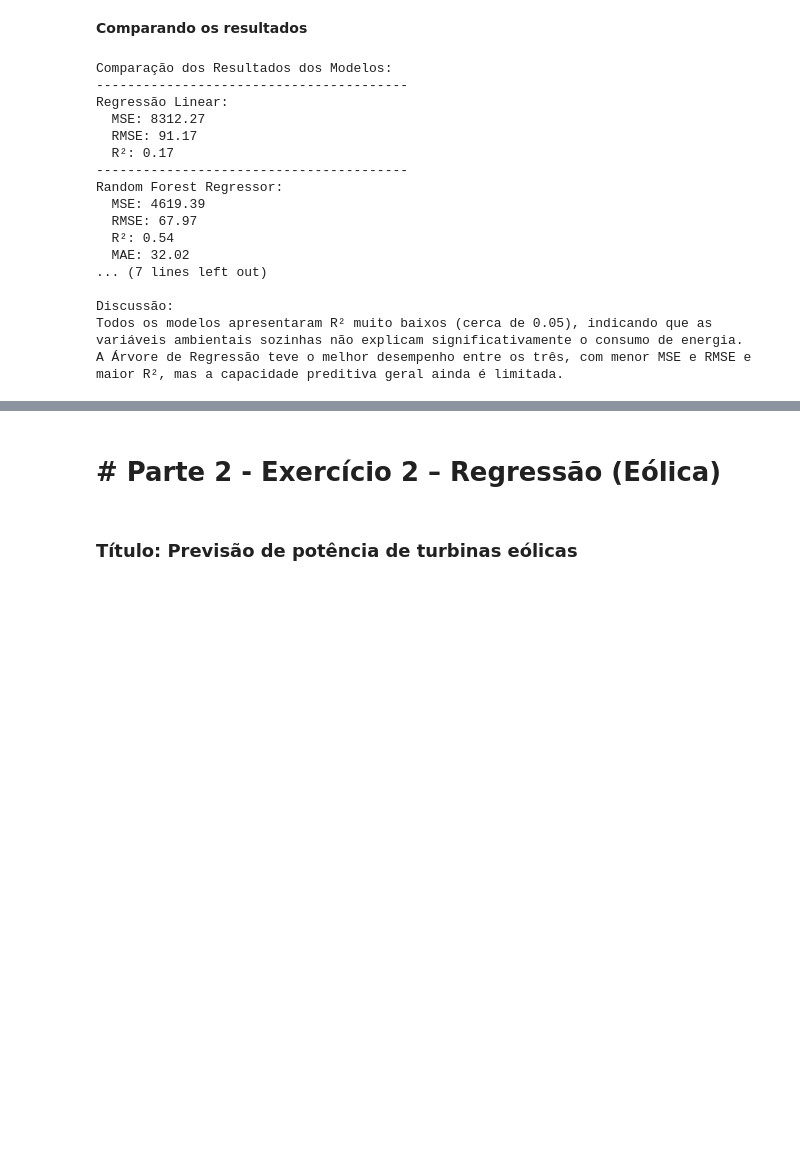
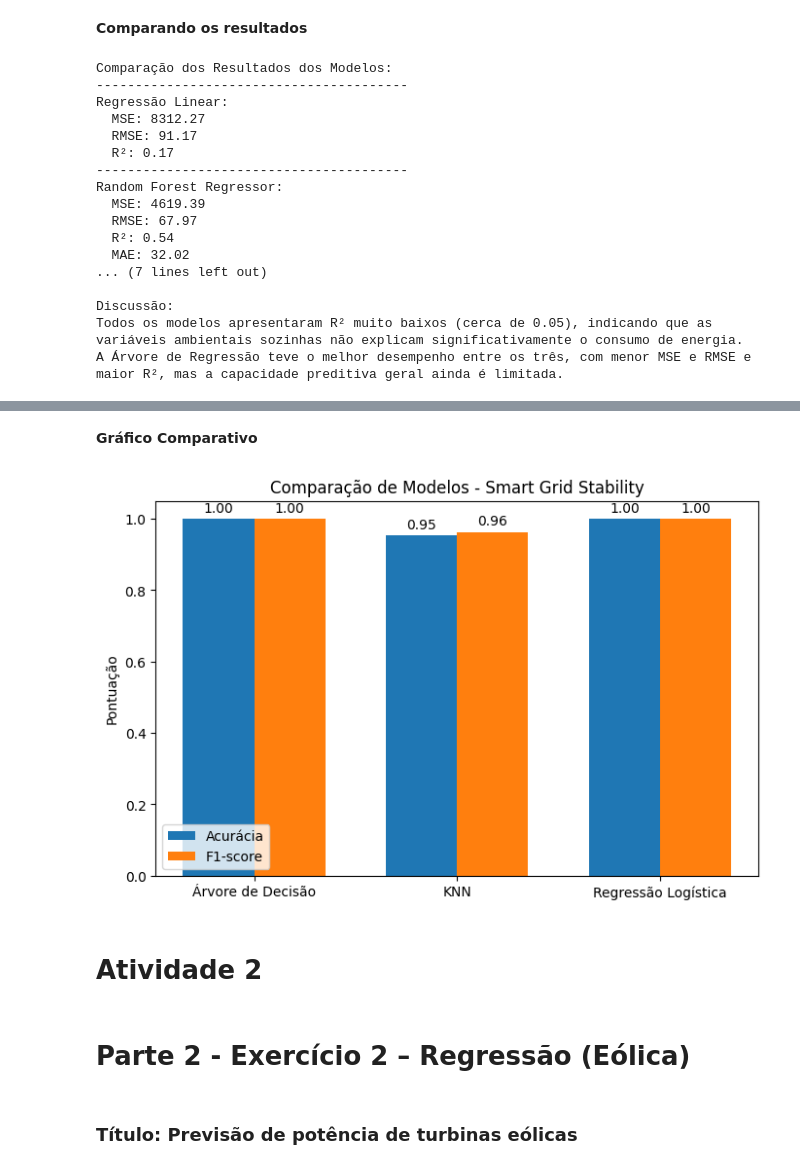
Before and after one commit to Massayoshii/CP02_2SEM_SERS_1CCPF, a Jupyter notebook: CP2_2SEM_SERS_1CCPF.ipynb, the cells around one changed output, grey strips where cells are left out. Cells and saved outputs as stored; diff of their text form; code cells hidden in the pictures; blank space fills up the shorter version.

Commit message:
Realização do Exercício 2 da Parte 1 do Checkpoint 3.

```diff
--- a/CP2_2SEM_SERS_1CCPF.ipynb
+++ b/CP2_2SEM_SERS_1CCPF.ipynb
@@ -255,0 +290,3 @@ A Árvore de Regressão teve o melhor desempenho entre os três, com menor MSE e
+# %%
+df = pd.read_csv("smart_grid_stability_augmented.csv")
+df.head()
@@ -255,0 +313,4 @@ A Árvore de Regressão teve o melhor desempenho entre os três, com menor MSE e
+# %%
+X_train, X_test, y_train, y_test = train_test_split(
+    X, y, test_size=0.2, random_state=42, stratify=y
+    )
@@ -255,0 +319,4 @@ A Árvore de Regressão teve o melhor desempenho entre os três, com menor MSE e
+# %%
+scaler = StandardScaler()
+X_train = scaler.fit_transform(X_train)
+X_test = scaler.transform(X_test)
@@ -255,0 +341,9 @@ A Árvore de Regressão teve o melhor desempenho entre os três, com menor MSE e
+# %%
+models = {"Árvore de Decisão": tree, "KNN": knn, "Regressão Logística": logreg}
+
+for name, model in models.items():
+    y_pred = model.predict(X_test)
+    print(f"\n===== {name} =====")
+    print("Acurácia:", accuracy_score(y_test, y_pred))
+    print("Matriz de Confusão:\n", confusion_matrix(y_test, y_pred))
+    print("Relatório de Classificação:\n", classification_report(y_test, y_pred))
@@ -256,5 +368,50 @@ A Árvore de Regressão teve o melhor desempenho entre os três, com menor MSE e
+# %% [markdown]
+**Gráfico Comparativo**
+# %%
+import matplotlib.pyplot as plt
+from sklearn.metrics import f1_score
+
+# Dicionários para guardar métricas
+acc_scores = {}
+f1_scores = {}
+
+for name, model in models.items():
+    y_pred = model.predict(X_test)
+    acc_scores[name] = accuracy_score(y_test, y_pred)
+    f1_scores[name] = f1_score(y_test, y_pred)
+
+# Preparar dados para o gráfico
+labels = list(models.keys())
+x = np.arange(len(labels))
+width = 0.35
+
+fig, ax = plt.subplots(figsize=(8,5))
+rects1 = ax.bar(x - width/2, acc_scores.values(), width, label='Acurácia')
+rects2 = ax.bar(x + width/2, f1_scores.values(), width, label='F1-score')
+
+# Adicionar detalhes no gráfico
+ax.set_ylabel('Pontuação')
+ax.set_title('Comparação de Modelos - Smart Grid Stability')
+ax.set_xticks(x)
+ax.set_xticklabels(labels)
+ax.legend()
+
+# Mostrar valores em cima das barras
+for rect in rects1 + rects2:
+    height = rect.get_height()
+    ax.annotate(f'{height:.2f}',
+                xy=(rect.get_x() + rect.get_width() / 2, height),
+                xytext=(0, 3),  # deslocamento
+                textcoords="offset points",
+                ha='center', va='bottom')
+
+plt.show()
+# %% [output]
+[figure, added]
+# %% [markdown]
+# Atividade 2
 # %% [markdown]
-# **# Parte 2 - Exercício 2 – Regressão (Eólica)**
+# **Parte 2 - Exercício 2 – Regressão (Eólica)**
 # %% [markdown]
 ### **Título: Previsão de potência de turbinas eólicas**
 # %%
```
Also changed, not shown: parts of 22 cells of this notebook.
